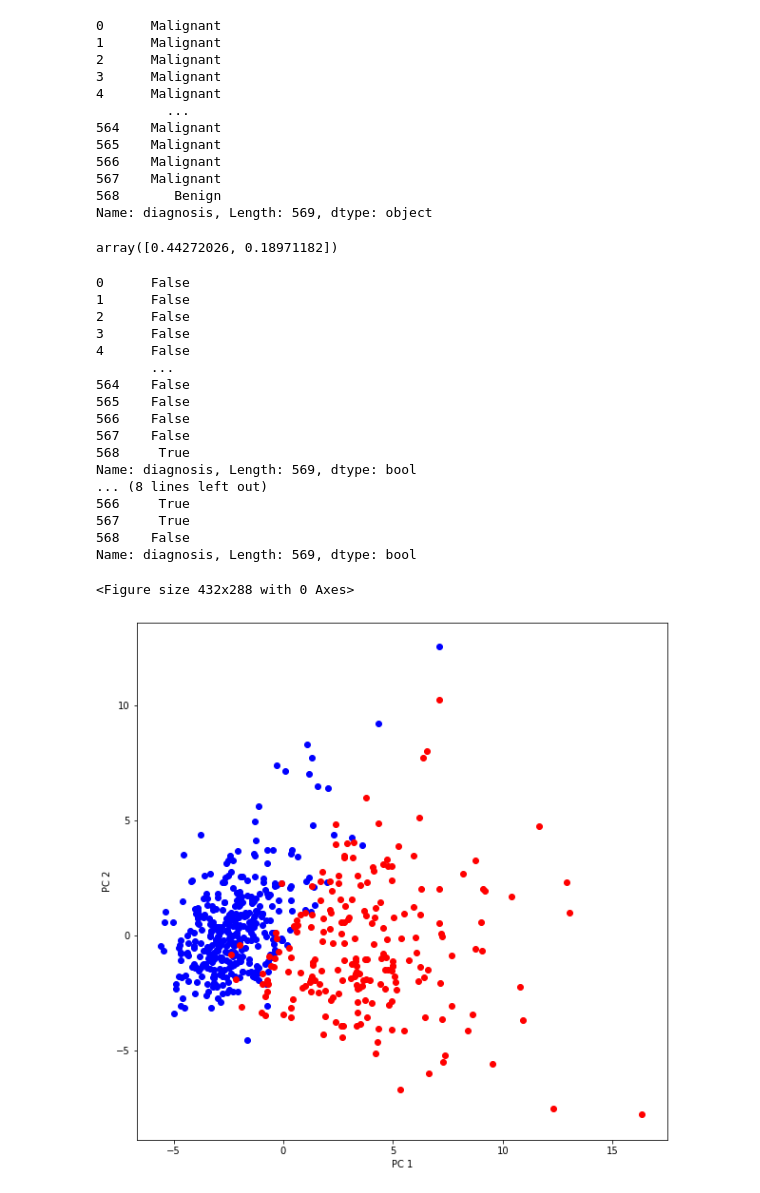
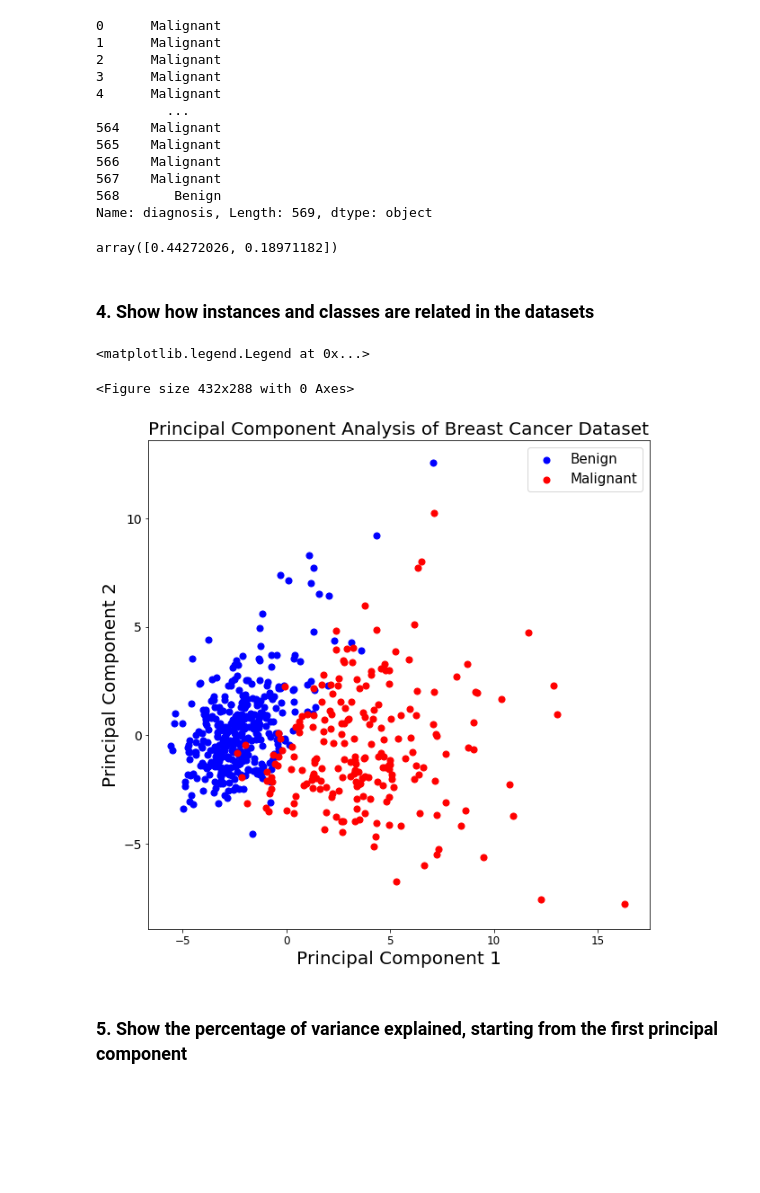
Before and after one commit to USF-CS-663-Spring-2020/lab-03-pca-linjing0207, a Jupyter notebook: Lab3.ipynb, the cells around one changed output. Cells and saved outputs as stored; diff of their text form; code cells hidden in the pictures; blank space fills up the shorter version.

```diff
--- a/Lab3.ipynb
+++ b/Lab3.ipynb
@@ -136,43 +120,40 @@ label_df
 567    Malignant
 568       Benign
 Name: diagnosis, Length: 569, dtype: object
-# %%
-pca_breast.explained_variance_ratio_
-# %% [output]
-array([0.44272026, 0.18971182])
+# %%
+# One thing that's often useful is "how much of the variance is explained"
+# in any principal component. We can find out that 44.28% is explained
+# by PC1; 18.97% by PC2:
+print('Explained variation per principal component: {}'.format(pca_breast.explained_variance_ratio_))
+# %% [output]
+array([0.44272026, 0.18971182])
+# %% [markdown]
+### 4. Show how instances and classes are related in the datasets
 # %%
+# The scatterplot shows how instances and classes are related to each other.
+#"Classes" are the "M" vs. "B" labels in the WDBC dataset.
 import matplotlib.pyplot as plt
+
 %matplotlib inline
 
 plt.figure()
 plt.figure(figsize=(10,10))
-plt.xlabel('PC 1')
-plt.ylabel('PC 2')
+plt.xticks(fontsize=12)
+plt.yticks(fontsize=14)
+plt.xlabel('Principal Component 1',fontsize=20)
+plt.ylabel('Principal Component 2',fontsize=20)
+plt.title("Principal Component Analysis of Breast Cancer Dataset",fontsize=20)
 targets = ['Benign', 'Malignant']
 colors = ['b', 'r']
-for target, color in zip(targets, colors):
+for target, color in zip(targets,colors):
     indicesToKeep = label_df == target
-    print(indicesToKeep)
-    plt.scatter(principal_breast_df.loc[indicesToKeep, 'principal component 1'],
-                principal_breast_df.loc[indicesToKeep, 'principal component 2'],
-                c = color)
+    plt.scatter(principal_breast_df.loc[indicesToKeep, 'principal component 1']
+               , principal_breast_df.loc[indicesToKeep, 'principal component 2'], c = color, s = 50)
+
+plt.legend(targets,prop={'size': 15})
 # %% [output]
-0      False
-1      False
-2      False
-3      False
-4      False
-       ...
-564    False
-565    False
-566    False
-567    False
-568     True
-Name: diagnosis, Length: 569, dtype: bool
-... (8 lines left out)
-566     True
-567     True
-568    False
-Name: diagnosis, Length: 569, dtype: bool
+<matplotlib.legend.Legend at 0x...>
 <Figure size 432x288 with 0 Axes>
-[figure, old version]
+[figure, new version]
+# %% [markdown]
+### 5. Show the percentage of variance explained, starting from the first principal component
```
Also changed, not shown: parts of 26 cells of this notebook.
